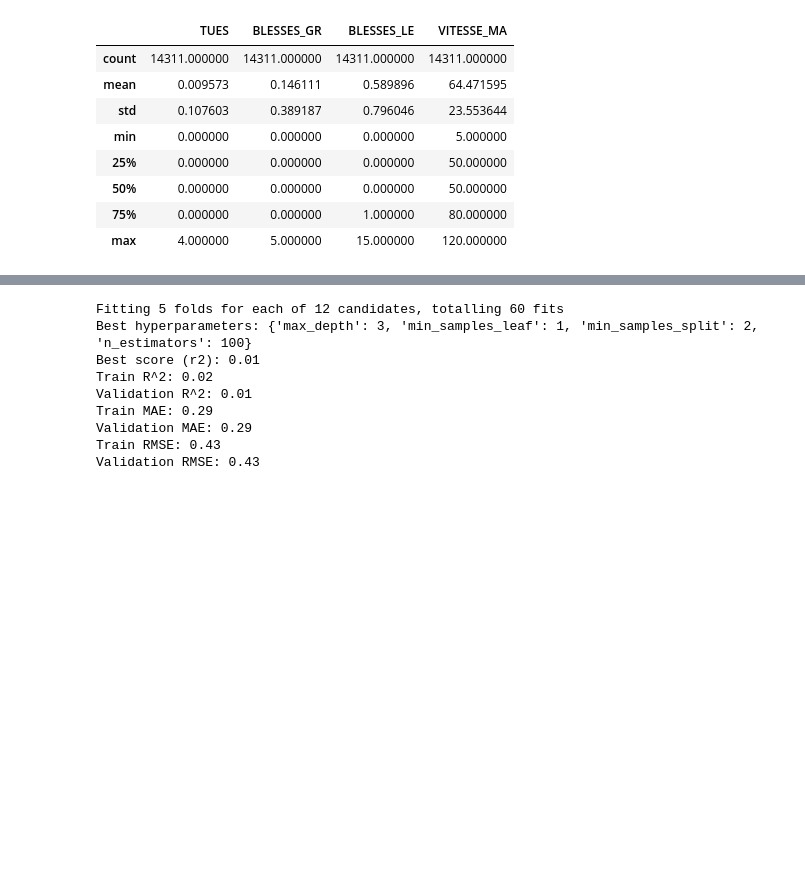
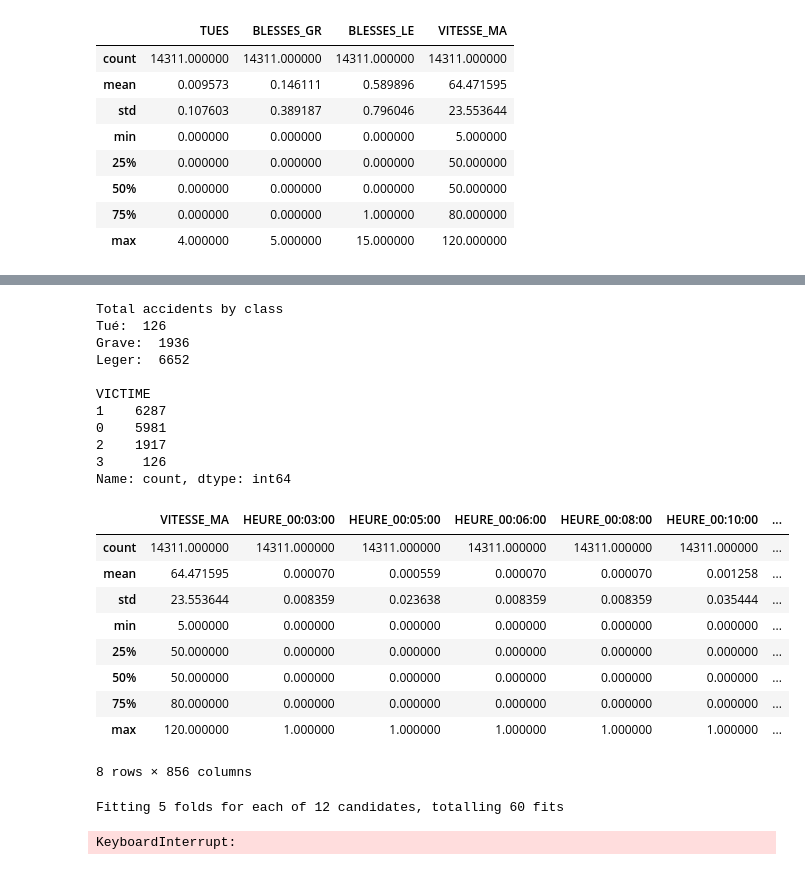
Before and after one commit to val-mon/sos-routier, a Jupyter notebook: classifier.ipynb, the cells around one changed output, grey strips where cells are left out. Drawn from its saved outputs; the diff is of its cells as text; code cells hidden in the pictures; blank space fills up the shorter version.

```diff
--- a/classifier.ipynb
+++ b/classifier.ipynb
@@ -190,22 +247,72 @@ def print_cross_validation_results(regressor, X_train, y_train):
     print("Train RMSE: {:.2f}".format(-cv_results['train_neg_root_mean_squared_error'].mean()))
     print("Validation RMSE: {:.2f}".format(-cv_results['test_neg_root_mean_squared_error'].mean()))
 # %%
-from sklearn.ensemble import RandomForestRegressor
+# from sklearn.ensemble import RandomForestRegressor
 
-param_grid = {'n_estimators': [10, 100], 'max_depth': [None, 1, 3], 'min_samples_split': [2, 4], 'min_samples_leaf': [1]}
+# param_grid = {'n_estimators': [10, 100], 'max_depth': [None, 1, 3,5, 10, 20], 'min_samples_split': [2, 4,8,16, 32], 'min_samples_leaf': [1,2,3,4, 8 ,16]}
 
-rf_reg = RandomForestRegressor()
+# rf_reg = RandomForestRegressor()
 
-rf_reg = find_best_hyperparameters(rf_reg, param_grid, X_train, y_train)
+# rf_reg = find_best_hyperparameters(rf_reg, param_grid, X_train, y_train, sample_weights=sample_weights)
 
-print_cross_validation_results(rf_reg, X_train, y_train)
+# print_cross_validation_results(rf_reg, X_train, y_train)
-# %% [output]
-Fitting 5 folds for each of 12 candidates, totalling 60 fits
-Best hyperparameters: {'max_depth': 3, 'min_samples_leaf': 1, 'min_samples_split': 2, 'n_estimators': 100}
-Best score (r2): 0.01
-Train R^2: 0.02
-Validation R^2: 0.01
-Train MAE: 0.29
-Validation MAE: 0.29
-Train RMSE: 0.43
-Validation RMSE: 0.43
+# %%
+import numpy as np
+
+print("Total accidents by class")
+print("Tué: ", df_final['TUES'].sum())
+print("Grave: ", df_final['BLESSES_GR'].sum())
+print("Leger: ", df_final['BLESSES_LE'].sum(), "\n")
+
+#IT'S ORDERED BTW
+conditions = [
+    (df_final['TUES'] > 0),
+    (df_final['BLESSES_GR'] > 0),
+    (df_final['BLESSES_LE'] > 0)
+]
+
+choices = [3, 2, 1]
+
+#0 if no victime of any sort
+df_final['VICTIME'] = np.select(conditions, choices, default=0)
+df_final.drop(columns=['TUES','BLESSES_GR','BLESSES_LE'], inplace=True)
+print(df_final['VICTIME'].value_counts())
+
+df_final.describe()
+# %% [output]
+Total accidents by class
+Tué:  126
+Grave:  1936
+Leger:  6652
+
+VICTIME
+1    6287
+0    5981
+2    1917
+3     126
+Name: count, dtype: int64
+|  | VITESSE_MA | HEURE_00:03:00 | HEURE_00:05:00 | HEURE_00:06:00 | HEURE_00:08:00 | HEURE_00:10:00 | ... |
+| count | 14311.000000 | 14311.000000 | 14311.000000 | 14311.000000 | 14311.000000 | 14311.000000 | ... |
+| mean | 64.471595 | 0.000070 | 0.000559 | 0.000070 | 0.000070 | 0.001258 | ... |
+| std | 23.553644 | 0.008359 | 0.023638 | 0.008359 | 0.008359 | 0.035444 | ... |
+| min | 5.000000 | 0.000000 | 0.000000 | 0.000000 | 0.000000 | 0.000000 | ... |
+| 25% | 50.000000 | 0.000000 | 0.000000 | 0.000000 | 0.000000 | 0.000000 | ... |
+| 50% | 50.000000 | 0.000000 | 0.000000 | 0.000000 | 0.000000 | 0.000000 | ... |
+| 75% | 80.000000 | 0.000000 | 0.000000 | 0.000000 | 0.000000 | 0.000000 | ... |
+| max | 120.000000 | 1.000000 | 1.000000 | 1.000000 | 1.000000 | 1.000000 | ... |
+8 rows × 856 columns
+# %%
+from sklearn.ensemble import GradientBoostingRegressor
+
+X_train, X_test, y_train, y_test = train_test_split(df_final.drop(columns=['VICTIME']), df_final[['VICTIME']], test_size=0.4, random_state=42)
+
+
+param_grid = {'n_estimators': [10, 100, 1000], 'learning_rate': [0.1, 0.05, 0.01, 0.001]}
+
+clf = GradientBoostingRegressor(n_estimators=100, learning_rate=1.0,max_depth=1, random_state=0)
+
+clf = find_best_hyperparameters(clf, param_grid, X_train, y_train, sample_weights=sample_weights)
+print_cross_validation_results(clf, X_train, y_train)
+# %% [output]
+Fitting 5 folds for each of 12 candidates, totalling 60 fits
+KeyboardInterrupt:
```
Also changed, not shown: parts of 8 cells of this notebook.
